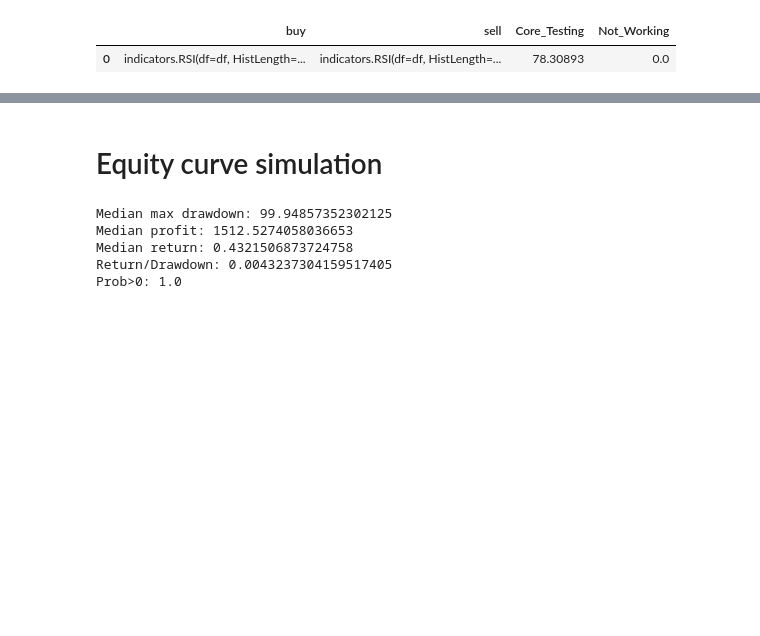
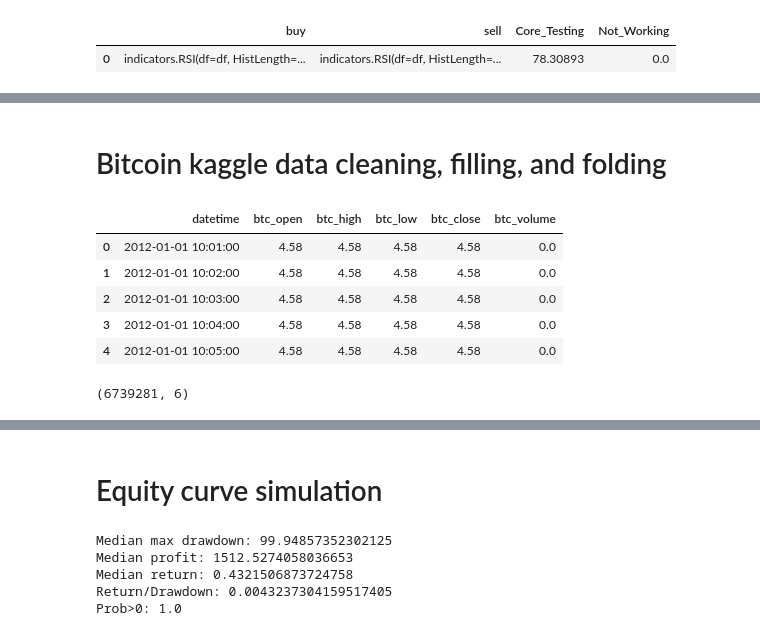
Before and after one commit to VaheC/PonyGE2, a Jupyter notebook: test.ipynb, the cells around one changed output, grey strips where cells are left out. Saved outputs shown, nothing was run; the diff lists cells and outputs as text; code cells hidden in the pictures; blank space fills up the shorter version.

```diff
--- a/test.ipynb
+++ b/test.ipynb
@@ -3741,3 +3741,5 @@ perf_df
 # %% [output]
 |  | buy | sell | N_Trades | PNL | ROI | AVG_Drawdown | Drawdown (%) | PNL_AVGD_Ratio | ... |
 | 0 | indicators.RSI(df=df, HistLength=... | indicators.RSI(df=df, HistLength=... | 294.272727 | 329938.762362 | 94.268218 | 2747.807435 | -79.734246 | 13.940902 | ... |
+# %% [markdown]
+# Bitcoin kaggle data cleaning, filling, and folding
@@ -3743,0 +3751,33 @@ perf_df
+# %%
+data_path = Path(r"C:/\Users/\vchar/\Downloads/\btcusd_1-min_data.csv")
+
+instrument_name = 'btc'
+
+df = pd.read_csv(data_path)
+df['datetime'] = pd.to_datetime(df['Timestamp'], unit='s')
+df.drop(columns=['Timestamp'], inplace=True)
+df.sort_values('datetime', ascending=True, inplace=True)
+df.reset_index(drop=True, inplace=True)
+df.rename(
+    columns={
+        'Open': f'{instrument_name}_open',
+        'Close': f'{instrument_name}_close',
+        'Low': f'{instrument_name}_low',
+        'High': f'{instrument_name}_high',
+        'Volume': f'{instrument_name}_volume'
+    },
+    inplace=True
+)
+df = df[['datetime', 'btc_open', 'btc_high', 'btc_low', 'btc_close', 'btc_volume']]
+df.head()
+# %% [output]
+|  | datetime | btc_open | btc_high | btc_low | btc_close | btc_volume |
+| 0 | 2012-01-01 10:01:00 | 4.58 | 4.58 | 4.58 | 4.58 | 0.0 |
+| 1 | 2012-01-01 10:02:00 | 4.58 | 4.58 | 4.58 | 4.58 | 0.0 |
+| 2 | 2012-01-01 10:03:00 | 4.58 | 4.58 | 4.58 | 4.58 | 0.0 |
+| 3 | 2012-01-01 10:04:00 | 4.58 | 4.58 | 4.58 | 4.58 | 0.0 |
+| 4 | 2012-01-01 10:05:00 | 4.58 | 4.58 | 4.58 | 4.58 | 0.0 |
+# %%
+df.shape
+# %% [output]
+(6739281, 6)
```
Also changed, not shown: parts of 12 cells of this notebook.
